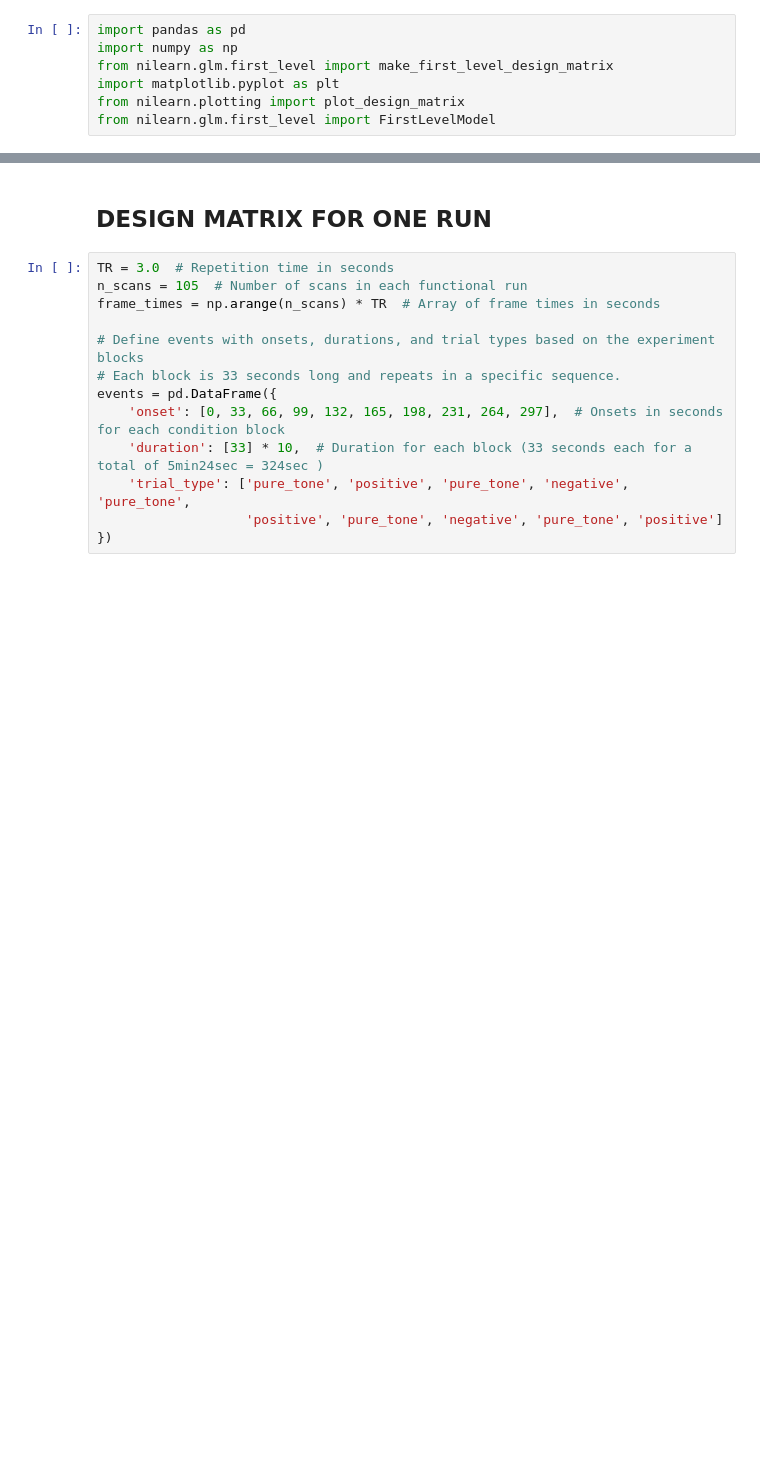
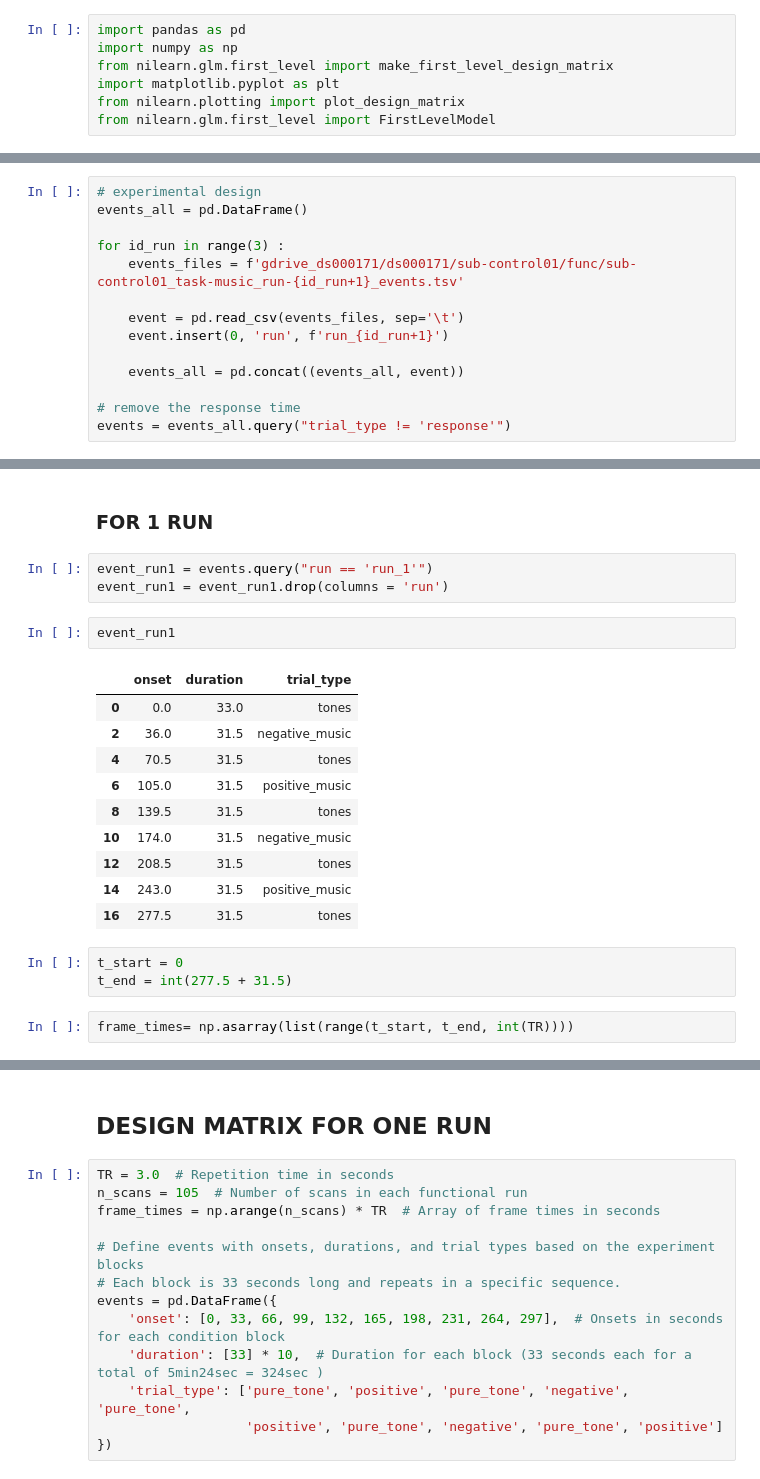
Before and after one commit to loufourneaux/project_1_nssp, a Jupyter notebook: design_matrix_GLM.ipynb, the cells around one changed output, grey strips where cells are left out. Cells and saved outputs as stored; diff of their text form; blank space fills up the shorter version.

```diff
--- a/design_matrix_GLM.ipynb
+++ b/design_matrix_GLM.ipynb
@@ -27,0 +24,14 @@ from nilearn.glm.first_level import FirstLevelModel
+# %%
+# experimental design
+events_all = pd.DataFrame()
+
+for id_run in range(3) :
+    events_files = f'gdrive_ds000171/ds000171/sub-control01/func/sub-control01_task-music_run-{id_run+1}_events.tsv'
+
+    event = pd.read_csv(events_files, sep='\t')
+    event.insert(0, 'run', f'run_{id_run+1}')
+
+    events_all = pd.concat((events_all, event))
+
+# remove the response time
+events = events_all.query("trial_type != 'response'")
@@ -27,0 +50,23 @@ from nilearn.glm.first_level import FirstLevelModel
+# %% [markdown]
+### FOR 1 RUN
+# %%
+event_run1 = events.query("run == 'run_1'")
+event_run1 = event_run1.drop(columns = 'run')
+# %%
+event_run1
+# %% [output]
+|  | onset | duration | trial_type |
+| 0 | 0.0 | 33.0 | tones |
+| 2 | 36.0 | 31.5 | negative_music |
+| 4 | 70.5 | 31.5 | tones |
+| 6 | 105.0 | 31.5 | positive_music |
+| 8 | 139.5 | 31.5 | tones |
+| 10 | 174.0 | 31.5 | negative_music |
+| 12 | 208.5 | 31.5 | tones |
+| 14 | 243.0 | 31.5 | positive_music |
+| 16 | 277.5 | 31.5 | tones |
+# %%
+t_start = 0
+t_end = int(277.5 + 31.5)
+# %%
+frame_times= np.asarray(list(range(t_start, t_end, int(TR))))
```
Also changed, not shown: parts of 21 cells of this notebook, 2 other files.
